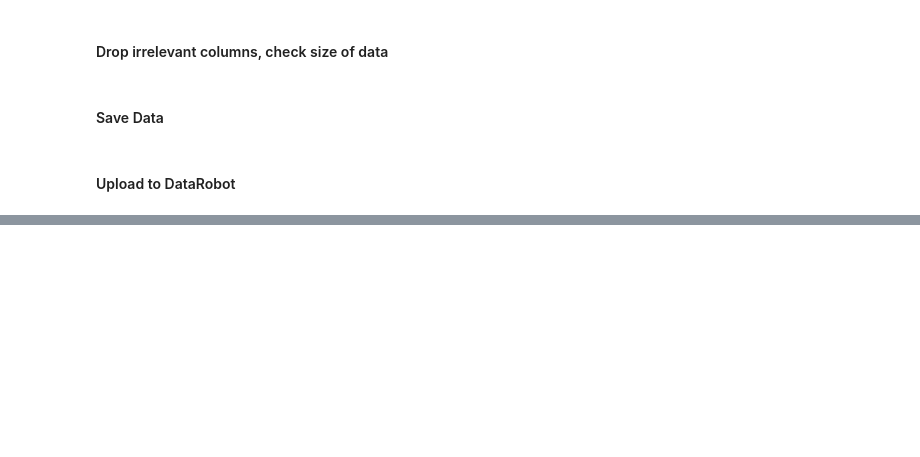
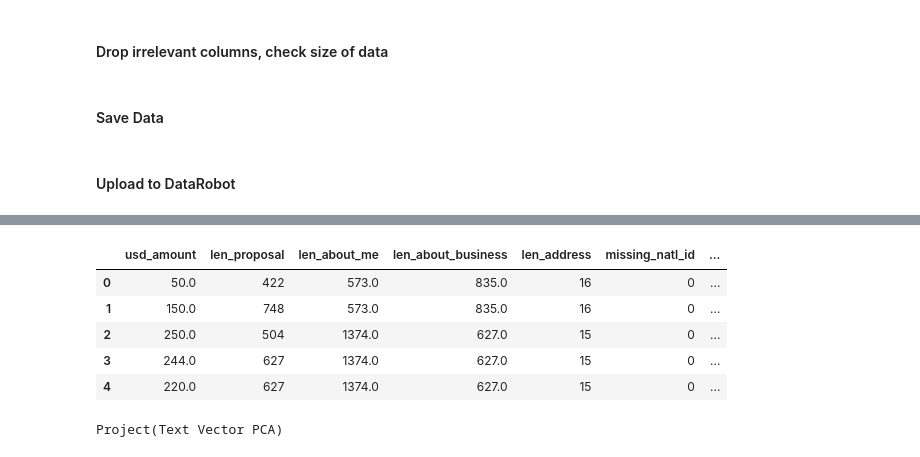
Before and after one commit to hamelsmu/zidisha, a Jupyter notebook: TextProcessing_Zidisha_Loans.ipynb, the cells around one changed output, grey strips where cells are left out. Drawn from its saved outputs; the diff is of its cells as text; code cells hidden in the pictures; blank space fills up the shorter version.

```diff
--- a/TextProcessing_Zidisha_Loans.ipynb
+++ b/TextProcessing_Zidisha_Loans.ipynb
@@ -63,5 +66,5 @@ def vectorize_text(text_string):
 # %%
-def attach_vectorized_column(df, column_name_list):
+def attach_vectorized_column(df, column_name_list, clean=True):
     """
     append vectorized GloVe columns to dataframe
 
@@ -76,7 +79,7 @@ def attach_vectorized_column(df, column_name_list):
         col_names = [column_name+'_txtvec_'+str(x) for x in range(1, 301)]
 
         vecdf = pd.DataFrame.from_records((df[column_name].
-        apply(vectorize_text)),
+        apply(lambda x: vectorize_text(x, clean=clean))),
         columns = col_names)
 
         dataframes.append(vecdf)
@@ -186,0 +276,11 @@ proj2.set_target(target = 'default_flag',
+# %%
+from sklearn.model_selection import train_test_split
+from sklearn.model_selection import train_test_split
+df = final_df_notext.copy()
+train_df, test_df, _, _ = train_test_split(df, df.default_flag, test_size=0.4, train_size=.6, random_state=1234)
+val_df, holdout_df, _, _ = train_test_split(test_df, test_df.default_flag,
+                                            test_size = .5, train_size =.5, random_state=54)
+val_df['Part'] = 'v'
+train_df['Part'] = 't'
+holdout_df['Part'] = 'h'
+df = pd.concat([train_df, val_df, holdout_df])
@@ -186,0 +300,34 @@ proj2.set_target(target = 'default_flag',
+# %%
+def embeddingPCA(df, column_names):
+    df_temp = df.copy()
+
+    pca = PCA(n_components=100)
+    transformed_dfs = []
+
+    for column_name in column_names:
+        #compute names to drop and new names after pca
+        names = [column_name+'_txtvec_'+str(x) for x in range(1, 301)]
+        new_names = [column_name+'_pcavec_'+str(x) for x in range(1, 101)]
+
+        #perform pca on training set and apply to entire dataset
+        pca.fit(df_temp[df_temp.Part == 't'][names])
+        pca_df = pd.DataFrame(pca.transform(df_temp[names]), columns=new_names)
+
+        #collect components
+        transformed_dfs.append(pca_df)
+        #drop original vectors
+        df_temp.drop(names, axis =1, inplace = True)
+
+    #assemble all pieces
+    return(pd.concat([df_temp] + transformed_dfs, axis = 1))
+# %%
+compressed_vec_df = embeddingPCA(df, ['about_me_field', 'about_business_field', 'proposal_field'])
+# %%
+compressed_vec_df.head()
+# %% [output]
+|  | usd_amount | len_proposal | len_about_me | len_about_business | len_address | missing_natl_id | ... |
+| 0 | 50.0 | 422 | 573.0 | 835.0 | 16 | 0 | ... |
+| 1 | 150.0 | 748 | 573.0 | 835.0 | 16 | 0 | ... |
+| 2 | 250.0 | 504 | 1374.0 | 627.0 | 15 | 0 | ... |
+| 3 | 244.0 | 627 | 1374.0 | 627.0 | 15 | 0 | ... |
+| 4 | 220.0 | 627 | 1374.0 | 627.0 | 15 | 0 | ... |
@@ -186,0 +337,8 @@ proj2.set_target(target = 'default_flag',
+# %%
+proj3.set_target(target = 'default_flag',
+                metric = 'AUC',
+                partitioning_method = tvh,
+                mode = dr.AUTOPILOT_MODE.QUICK,
+                worker_count = 10)
+# %% [output]
+Project(Text Vector PCA)
```
Also changed, not shown: parts of 22 cells of this notebook, 3 other files.
